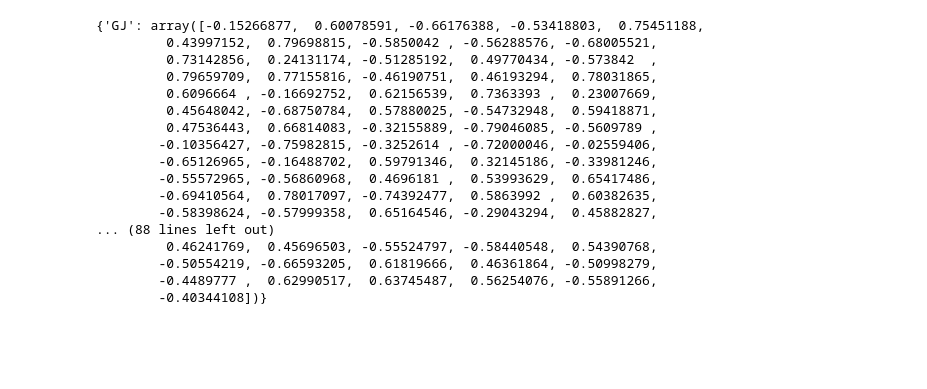
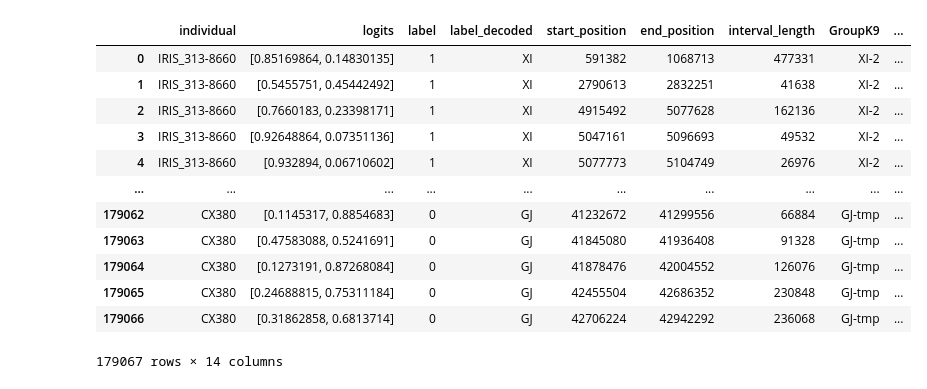
Before and after one commit to Soum-Soum/Dna-Transformer, a Jupyter notebook: test.ipynb, the cells around one changed output. Saved outputs shown, nothing was run; the diff lists cells and outputs as text; code cells hidden in the pictures; blank space fills up the shorter version.

```diff
--- a/test.ipynb
+++ b/test.ipynb
@@ -47,23 +47,21 @@ predictor.predict_and_save(ds)
 from adn.prediction_results import OnDiskPredictionResults
 
 
-res = OnDiskPredictionResults(Path("output/v6-better-impl/predictions"))
-res.compute_centroids()
+res = OnDiskPredictionResults(Path("output/v6-better-impl/predictions"), workers=8)
+errors_df = res.compute_error()
-# %% [output]
-{'GJ': array([-0.15266877,  0.60078591, -0.66176388, -0.53418803,  0.75451188,
-         0.43997152,  0.79698815, -0.5850042 , -0.56288576, -0.68005521,
-         0.73142856,  0.24131174, -0.51285192,  0.49770434, -0.573842  ,
-         0.79659709,  0.77155816, -0.46190751,  0.46193294,  0.78031865,
-         0.6096664 , -0.16692752,  0.62156539,  0.7363393 ,  0.23007669,
-         0.45648042, -0.68750784,  0.57880025, -0.54732948,  0.59418871,
-         0.47536443,  0.66814083, -0.32155889, -0.79046085, -0.5609789 ,
-        -0.10356427, -0.75982815, -0.3252614 , -0.72000046, -0.02559406,
-        -0.65126965, -0.16488702,  0.59791346,  0.32145186, -0.33981246,
-        -0.55572965, -0.56860968,  0.4696181 ,  0.53993629,  0.65417486,
-        -0.69410564,  0.78017097, -0.74392477,  0.5863992 ,  0.60382635,
-        -0.58398624, -0.57999358,  0.65164546, -0.29043294,  0.45882827,
-... (88 lines left out)
-         0.46241769,  0.45696503, -0.55524797, -0.58440548,  0.54390768,
-        -0.50554219, -0.66593205,  0.61819666,  0.46361864, -0.50998279,
-        -0.4489777 ,  0.62990517,  0.63745487,  0.56254076, -0.55891266,
-        -0.40344108])}
+# %%
+errors_df
+# %% [output]
+|  | individual | logits | label | label_decoded | start_position | end_position | interval_length | GroupK9 | ... |
+| 0 | IRIS_313-8660 | [0.85169864, 0.14830135] | 1 | XI | 591382 | 1068713 | 477331 | XI-2 | ... |
+| 1 | IRIS_313-8660 | [0.5455751, 0.45442492] | 1 | XI | 2790613 | 2832251 | 41638 | XI-2 | ... |
+| 2 | IRIS_313-8660 | [0.7660183, 0.23398171] | 1 | XI | 4915492 | 5077628 | 162136 | XI-2 | ... |
+| 3 | IRIS_313-8660 | [0.92648864, 0.07351136] | 1 | XI | 5047161 | 5096693 | 49532 | XI-2 | ... |
+| 4 | IRIS_313-8660 | [0.932894, 0.06710602] | 1 | XI | 5077773 | 5104749 | 26976 | XI-2 | ... |
+| ... | ... | ... | ... | ... | ... | ... | ... | ... | ... |
+| 179062 | CX380 | [0.1145317, 0.8854683] | 0 | GJ | 41232672 | 41299556 | 66884 | GJ-tmp | ... |
+| 179063 | CX380 | [0.47583088, 0.5241691] | 0 | GJ | 41845080 | 41936408 | 91328 | GJ-tmp | ... |
+| 179064 | CX380 | [0.1273191, 0.87268084] | 0 | GJ | 41878476 | 42004552 | 126076 | GJ-tmp | ... |
+| 179065 | CX380 | [0.24688815, 0.75311184] | 0 | GJ | 42455504 | 42686352 | 230848 | GJ-tmp | ... |
+| 179066 | CX380 | [0.31862858, 0.6813714] | 0 | GJ | 42706224 | 42942292 | 236068 | GJ-tmp | ... |
+179067 rows × 14 columns
```
Also changed, not shown: parts of 7 cells of this notebook, 1 other file.
